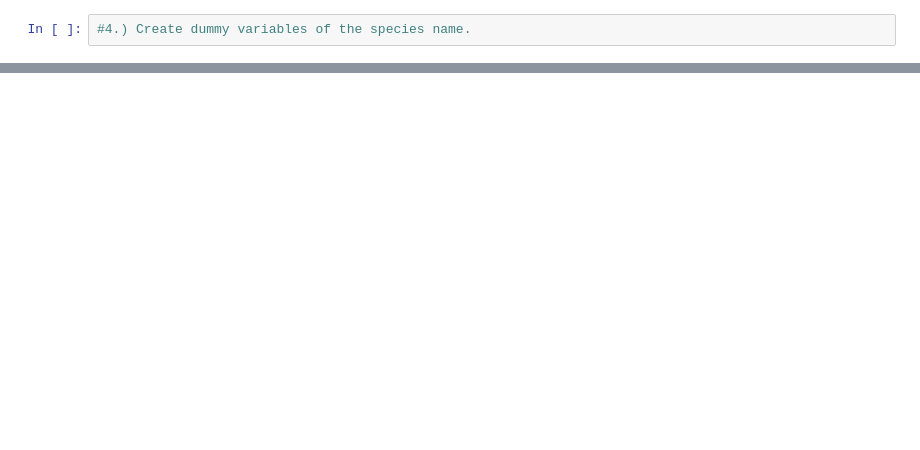
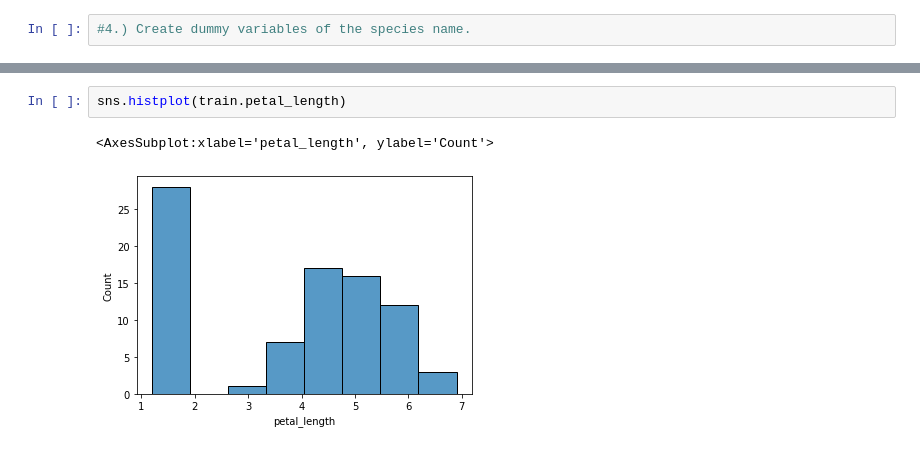
Before and after one commit to chriseverts/classification-exercises, a Jupyter notebook: classification_exercises.ipynb, the cells around one changed output, grey strips where cells are left out. Saved outputs shown, nothing was run; the diff lists cells and outputs as text; blank space fills up the shorter version.

```diff
--- a/classification_exercises.ipynb
+++ b/classification_exercises.ipynb
@@ -181,0 +254,5 @@ prep_iris(df)
+# %%
+sns.histplot(train.petal_length)
+# %% [output]
+<AxesSubplot:xlabel='petal_length', ylabel='Count'>
+[figure, added]
```
Also changed, not shown: parts of 61 cells of this notebook.
